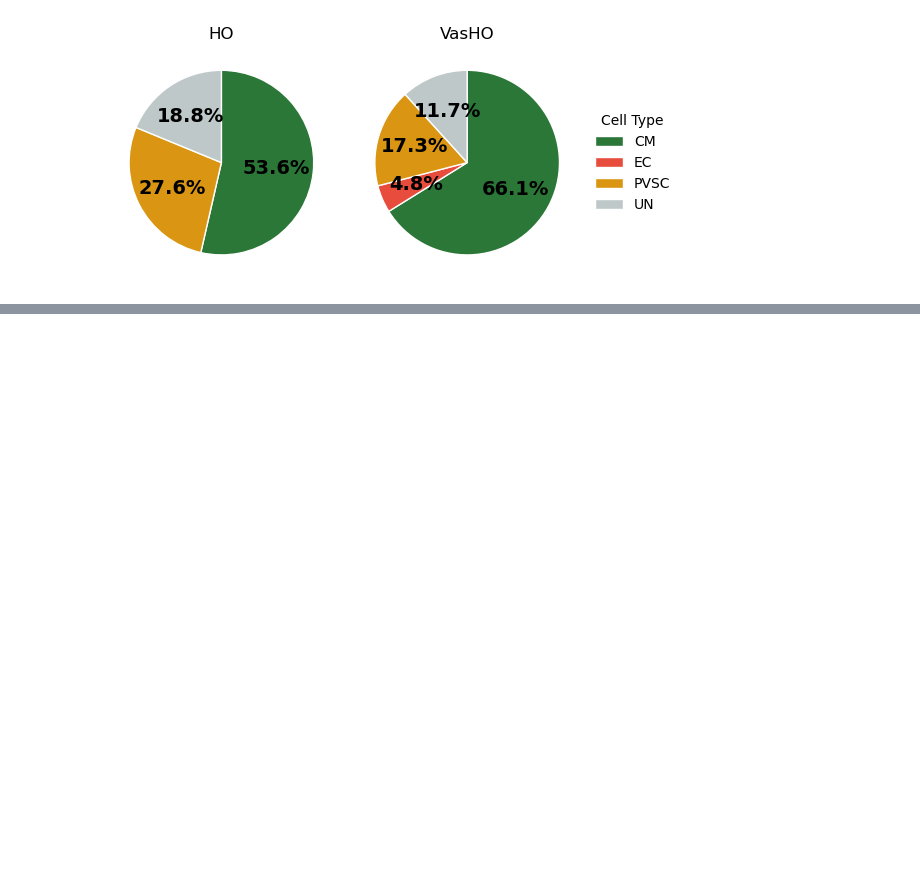
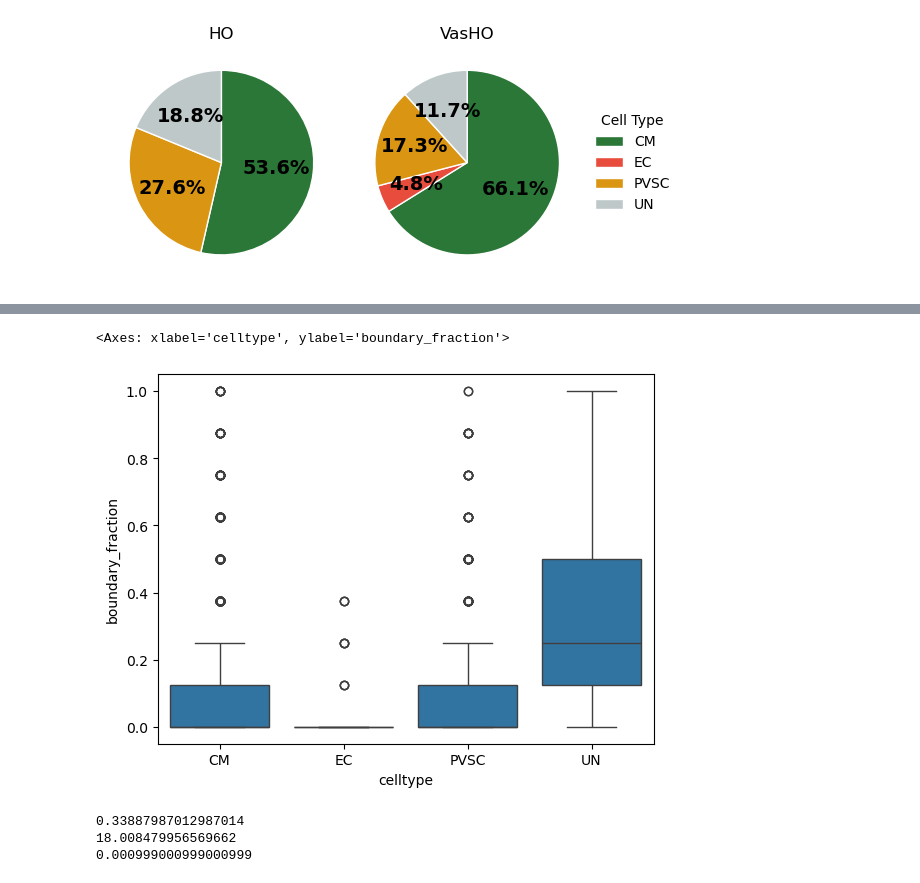
Before and after one commit to yachielab/DataAnalysis_Vascularized_Cardiac_Organoids, a Jupyter notebook: ipynb/CCO11.ipynb, the cells around one changed output, grey strips where cells are left out. Cells and saved outputs as stored; diff of their text form; code cells hidden in the pictures; blank space fills up the shorter version.

```diff
--- a/ipynb/CCO11.ipynb
+++ b/ipynb/CCO11.ipynb
@@ -729,0 +812,38 @@ plt.show()
+# %%
+def empty_neighbor_fraction(obs):
+
+    coords = obs[["array_row","array_col"]].values
+
+    coord_set = set(map(tuple, coords))
+
+    offsets = [
+        (-1,-1),(-1,0),(-1,1),
+        (0,-1),        (0,1),
+        (1,-1),(1,0),(1,1)
+    ]
+
+    frac = np.zeros(len(obs))
+
+    for i,(r,c) in enumerate(coords):
+
+        empty = 0
+
+        for dr,dc in offsets:
+
+            if (r+dr,c+dc) not in coord_set:
+                empty += 1
+
+        frac[i] = empty/8
+
+    return frac
+# %%
+obs["boundary_fraction"] = empty_neighbor_fraction(obs)
+
+sns.boxplot(
+    data=obs,
+    x="celltype",
+    y="boundary_fraction",
+)
+# %% [output]
+<Axes: xlabel='celltype', ylabel='boundary_fraction'>
+[figure, added]
@@ -729,0 +877,10 @@ plt.show()
+# %%
+obs_mean, perm_mean, z, p = permutation_test_boundary(obs)
+
+print(obs_mean)
+print(z)
+print(p)
+# %% [output]
+0.33887987012987014
+18.008479956569662
+0.000999000999000999
```
Also changed, not shown: parts of 8 cells of this notebook, 56 other files.
